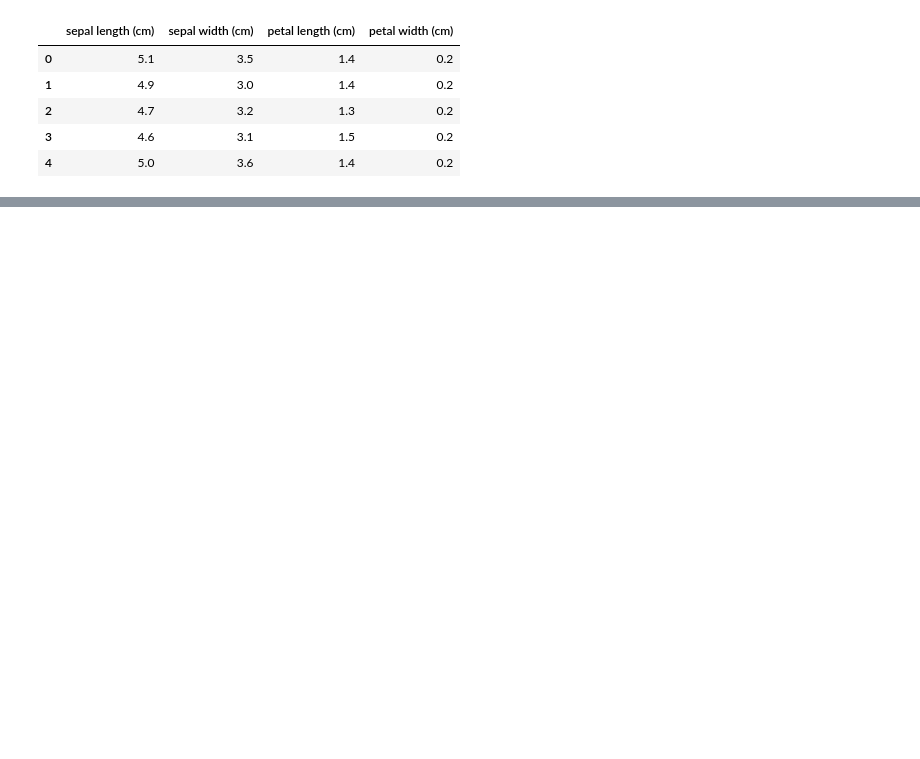
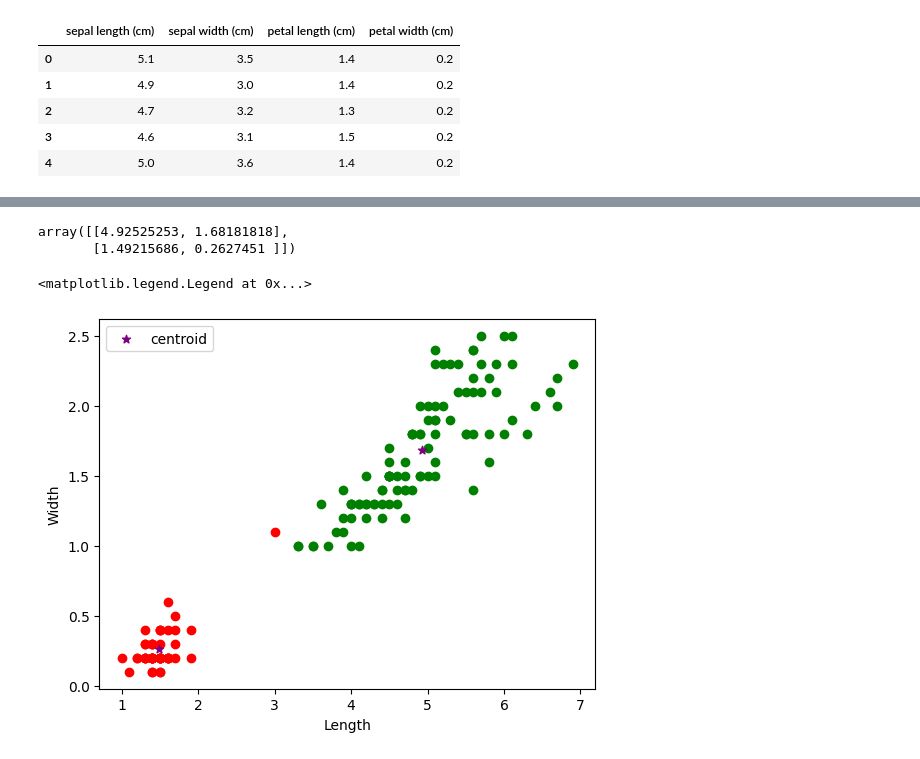
Before and after one commit to theproductcoach/PM-Skills-Demo, a Jupyter notebook: Machine Learning/Unsupervised/K-Means Clustersing/Flower Petal Example.ipynb, the cells around one changed output, grey strips where cells are left out. Saved outputs shown, nothing was run; the diff lists cells and outputs as text; code cells hidden in the pictures; blank space fills up the shorter version.

```diff
--- a/Machine Learning/Unsupervised/K-Means Clustersing/Flower Petal Example.ipynb
+++ b/Machine Learning/Unsupervised/K-Means Clustersing/Flower Petal Example.ipynb
@@ -18,0 +71,4 @@ df.head()
+# %%
+km = KMeans(n_clusters=2)
+y_predicted = km.fit_predict(df[['petal length (cm)', 'petal width (cm)']])
+y_predicted
@@ -18,0 +83,3 @@ df.head()
+# %%
+df['cluster']=y_predicted
+df.head()
@@ -18,0 +93,17 @@ df.head()
+# %%
+km.cluster_centers_
+# %% [output]
+array([[4.92525253, 1.68181818],
+       [1.49215686, 0.2627451 ]])
+# %%
+df1 = df[df.cluster==0]
+df2 = df[df.cluster==1]
+plt.scatter(df1['petal length (cm)'], df1['petal width (cm)'], color='green')
+plt.scatter(df2['petal length (cm)'], df2['petal width (cm)'], color='red')
+plt.scatter(km.cluster_centers_[:,0],km.cluster_centers_[:,1],color='purple',marker='*',label='centroid')
+plt.xlabel('Length')
+plt.ylabel('Width')
+plt.legend()
+# %% [output]
+<matplotlib.legend.Legend at 0x...>
+[figure, added]
```
Also changed, not shown: parts of 13 cells of this notebook.
